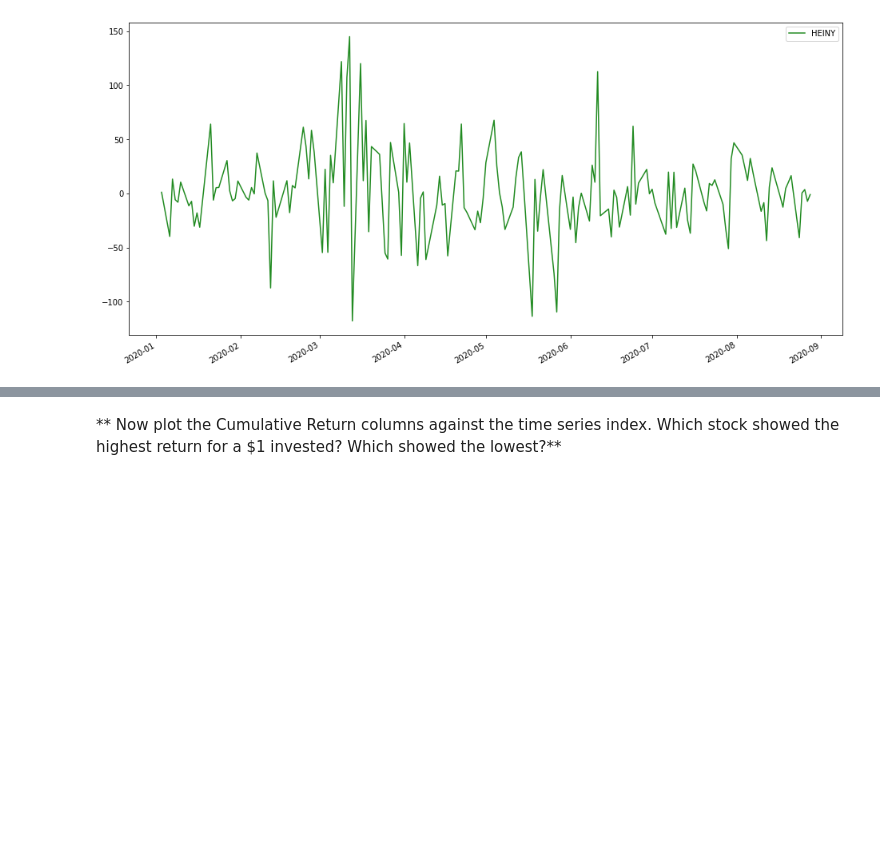
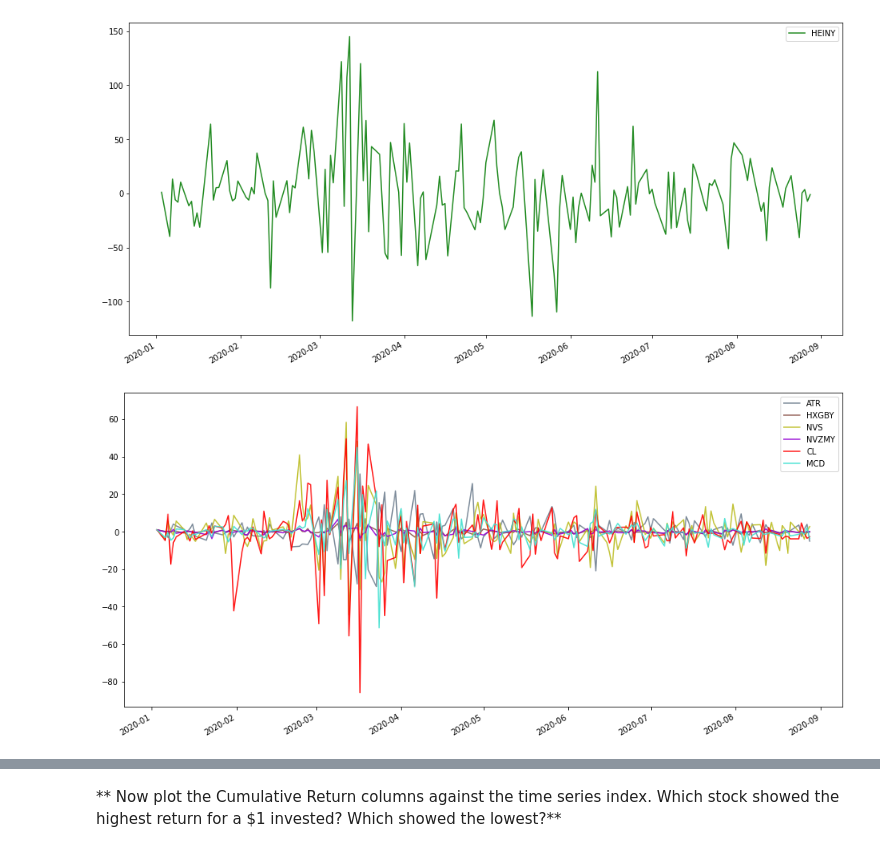
Before and after one commit to sven227/alphapp, a Jupyter notebook: stocks_data_full_refresh.ipynb, the cells around one changed output, grey strips where cells are left out. Drawn from its saved outputs; the diff is of its cells as text; code cells hidden in the pictures; blank space fills up the shorter version.

```diff
--- a/stocks_data_full_refresh.ipynb
+++ b/stocks_data_full_refresh.ipynb
@@ -474,3 +478,8 @@ df_returns.plot(color=color_list, figsize=(16,8))
 [figure]
 [figure]
 [figure]
+# %%
+color_list = [color_dict.get(x, _) for x in ['ATR','HXGBY','NVS','NVZMY','CL','MCD']]
+(df_returns[['ATR','HXGBY','NVS','NVZMY','CL','MCD']] / df_returns[['ATR','HXGBY','NVS','NVZMY','CL','MCD']].iloc[1]).plot(color=color_list,figsize=(16,8), alpha=0.9);
+# %% [output]
+[figure, added]
```
Also changed, not shown: parts of 9 cells of this notebook, 2 other files.
